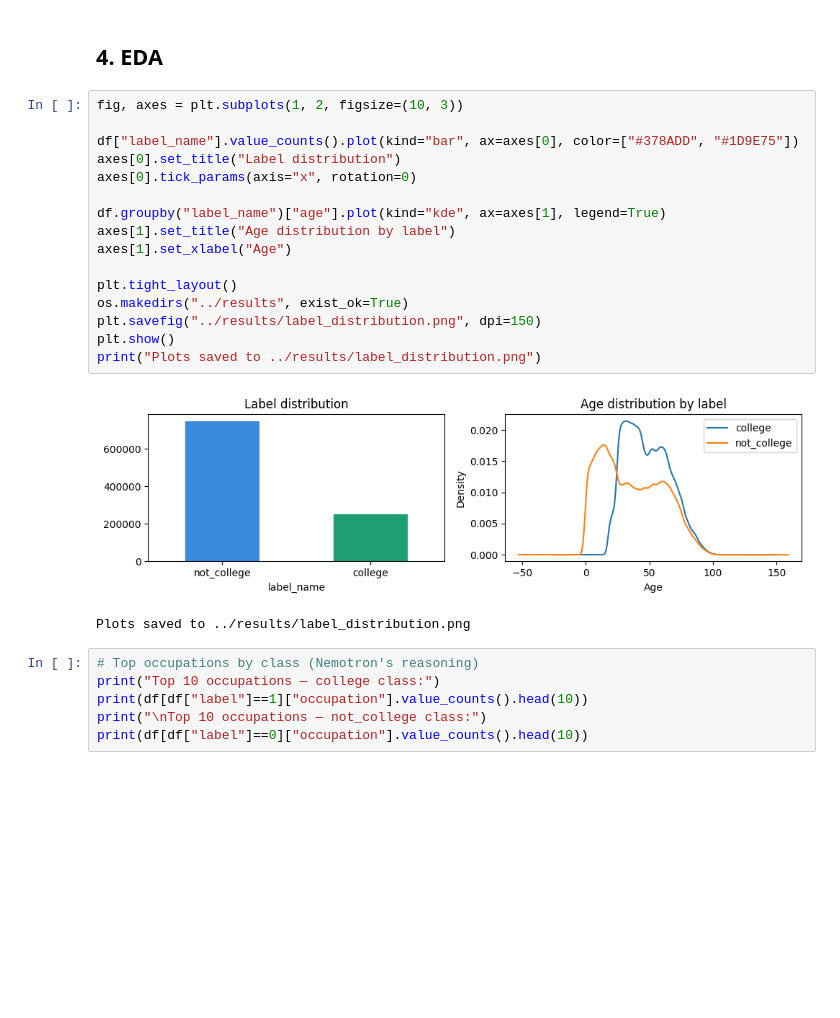
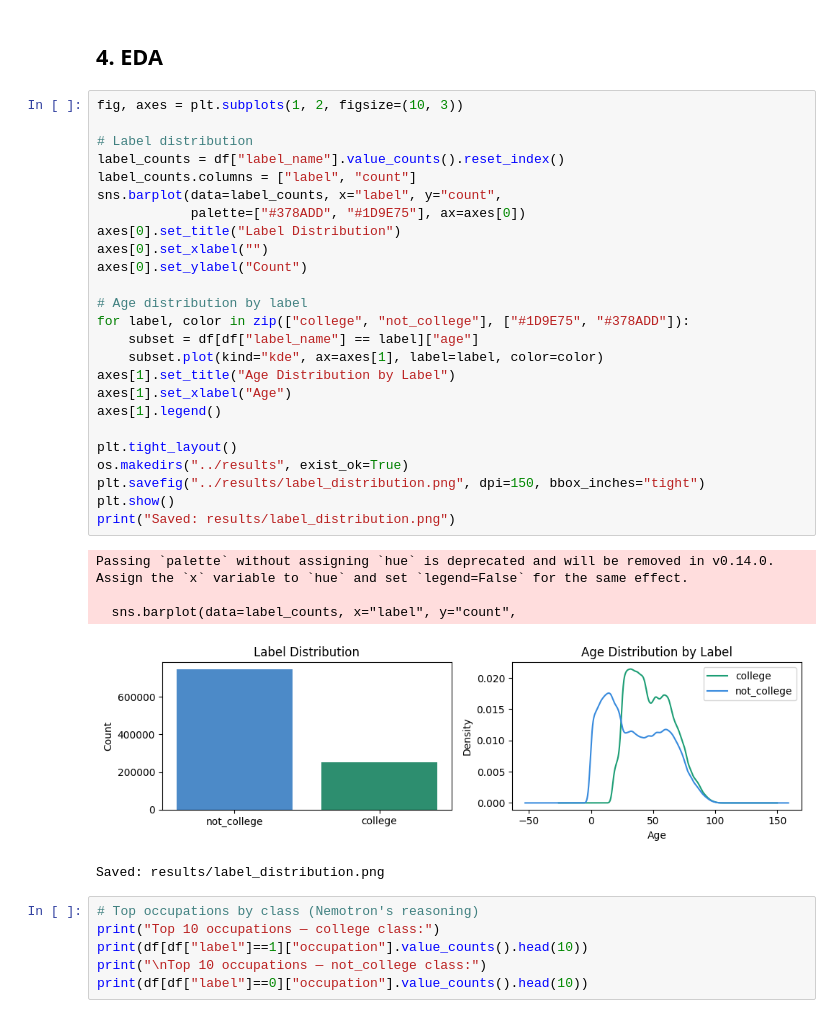
Before and after one commit to itsjavi16/nemotron-tabular-classification, a Jupyter notebook: notebooks/week1_baselines.ipynb, the cells around one changed output. Saved outputs shown, nothing was run; the diff lists cells and outputs as text; blank space fills up the shorter version.

Commit message:
Week 1: added seaborn EDA visualization for presentation

```diff
--- a/notebooks/week1_baselines.ipynb
+++ b/notebooks/week1_baselines.ipynb
@@ -108,22 +110,34 @@ Class balance: {'not_college': 0.747, 'college': 0.253}
 # %%
 fig, axes = plt.subplots(1, 2, figsize=(10, 3))
 
-df["label_name"].value_counts().plot(kind="bar", ax=axes[0], color=["#378ADD", "#1D9E75"])
-axes[0].set_title("Label distribution")
-axes[0].tick_params(axis="x", rotation=0)
+# Label distribution
+label_counts = df["label_name"].value_counts().reset_index()
+label_counts.columns = ["label", "count"]
+sns.barplot(data=label_counts, x="label", y="count",
+            palette=["#378ADD", "#1D9E75"], ax=axes[0])
+axes[0].set_title("Label Distribution")
+axes[0].set_xlabel("")
+axes[0].set_ylabel("Count")
 
-df.groupby("label_name")["age"].plot(kind="kde", ax=axes[1], legend=True)
-axes[1].set_title("Age distribution by label")
+# Age distribution by label
+for label, color in zip(["college", "not_college"], ["#1D9E75", "#378ADD"]):
+    subset = df[df["label_name"] == label]["age"]
+    subset.plot(kind="kde", ax=axes[1], label=label, color=color)
+axes[1].set_title("Age Distribution by Label")
 axes[1].set_xlabel("Age")
+axes[1].legend()
 
 plt.tight_layout()
 os.makedirs("../results", exist_ok=True)
-plt.savefig("../results/label_distribution.png", dpi=150)
+plt.savefig("../results/label_distribution.png", dpi=150, bbox_inches="tight")
 plt.show()
-print("Plots saved to ../results/label_distribution.png")
+print("Saved: results/label_distribution.png")
 # %% [output]
+Passing `palette` without assigning `hue` is deprecated and will be removed in v0.14.0. Assign the `x` variable to `hue` and set `legend=False` for the same effect.
+
+  sns.barplot(data=label_counts, x="label", y="count",
-[figure, old version]
+[figure, new version]
-Plots saved to ../results/label_distribution.png
+Saved: results/label_distribution.png
 # %%
 # Top occupations by class (Nemotron's reasoning)
 print("Top 10 occupations — college class:")
```
Also changed, not shown: parts of 13 cells of this notebook, 1 other file.
